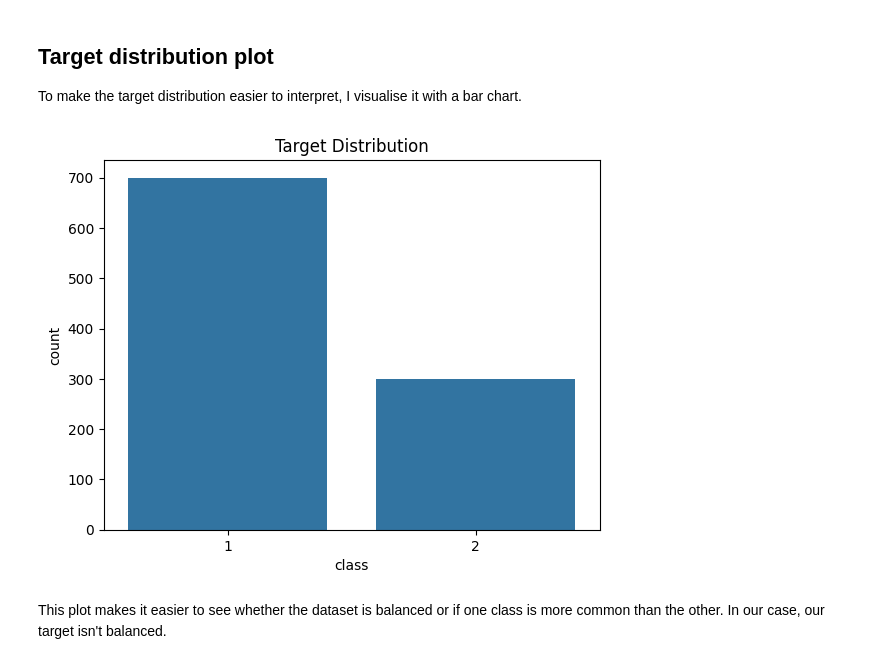
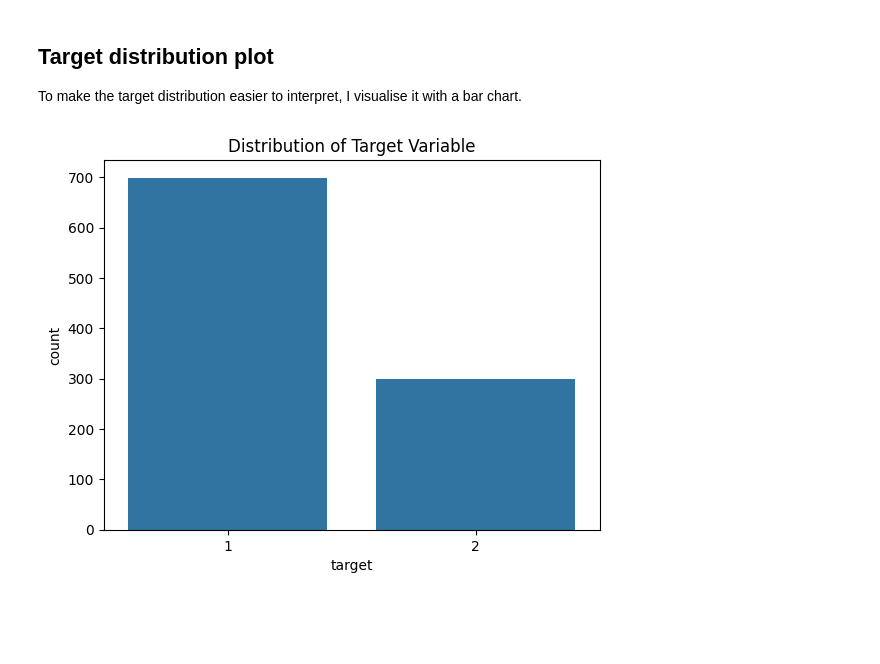
Before and after one commit to mary-ammar/credit-risk-modeling, a Jupyter notebook: notebooks/03_data_exploration.ipynb, the cells around one changed output. Saved outputs shown, nothing was run; the diff lists cells and outputs as text; code cells hidden in the pictures; blank space fills up the shorter version.

```diff
--- a/notebooks/03_data_exploration.ipynb
+++ b/notebooks/03_data_exploration.ipynb
@@ -178,0 +20,5 @@ Checking missing values is important because it helps identify wether data clean
+# %%
+url = "https://raw.githubusercontent.com/jbrownlee/Datasets/master/german.csv"
+
+df = pd.read_csv(url)
+df.head()
@@ -178,0 +38,26 @@ Checking missing values is important because it helps identify wether data clean
+# %%
+df.columns = [
+    "checking_account_status",
+    "duration_months",
+    "credit_history",
+    "purpose",
+    "credit_amount",
+    "savings_account",
+    "employment_since",
+    "installment_rate",
+    "personal_status_sex",
+    "other_debtors",
+    "residence_since",
+    "property",
+    "age",
+    "other_installment_plans",
+    "housing",
+    "existing_credits",
+    "job",
+    "people_liable",
+    "telephone",
+    "foreign_worker",
+    "target"
+]
+
+df.head()
@@ -201,3 +125,6 @@ Name: count, dtype: int64
 # %%
-df[target_col].value_counts(normalize=True)*100
+target_col = "target"
+
+print(df[target_col].value_counts())
+print(df[target_col].value_counts(normalize=True) * 100)
 # %% [output]
@@ -212,10 +143,8 @@ This shows the number of observations in each class and the percentage distribut
 
 To make the target distribution easier to interpret, I visualise it with a bar chart.
 # %%
-sns.countplot(x=df[target_col])
-plt.title("Target Distribution")
+sns.countplot(data=df, x=target_col)
+plt.title("Distribution of Target Variable")
 plt.show()
 # %% [output]
-[figure, old version]
+[figure, new version]
-# %% [markdown]
-This plot makes it easier to see whether the dataset is balanced or if one class is more common than the other. In our case, our target isn't balanced.
```
Also changed, not shown: parts of 62 cells of this notebook.
